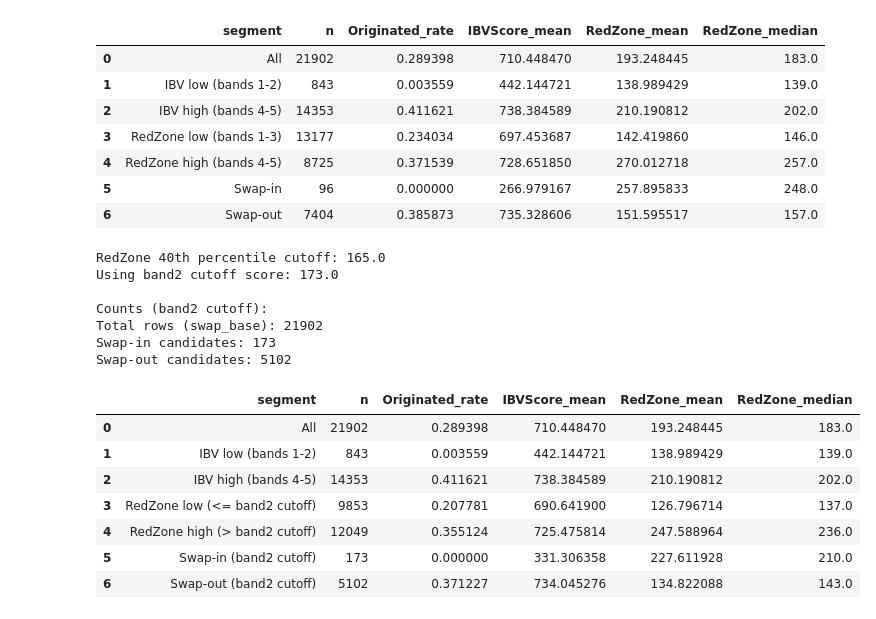
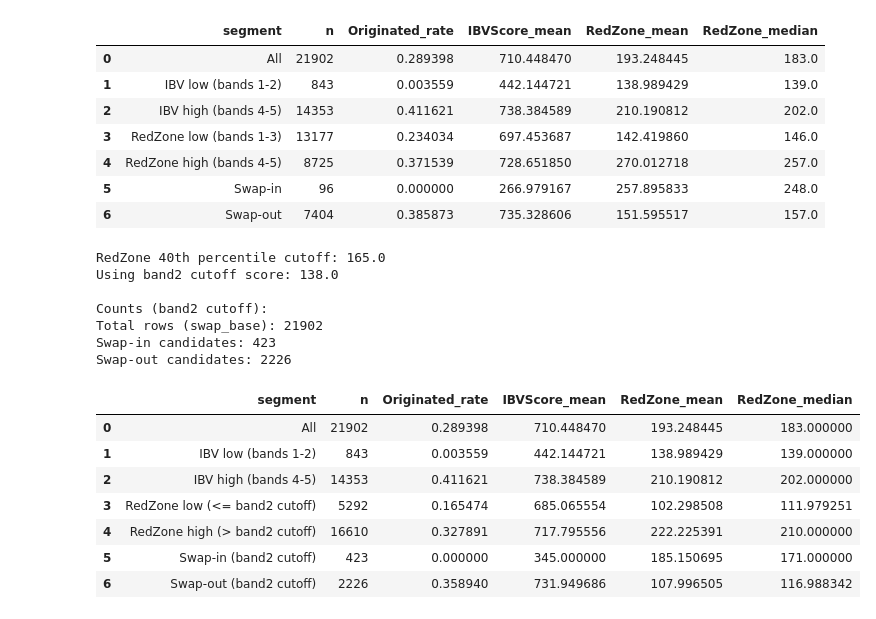
Before and after one commit to Junchen-concord/loonie_bankuity_rerun, a Jupyter notebook: notebooks/rerun_perf_analysisV3.ipynb, the cells around one changed output. Cells and saved outputs as stored; diff of their text form; code cells hidden in the pictures.

Commit message:
0113 Swap Analysis Table Ready

```diff
--- a/notebooks/rerun_perf_analysisV3.ipynb
+++ b/notebooks/rerun_perf_analysisV3.ipynb
@@ -1016,8 +1385,8 @@ Swap-out candidates: 7404
 | 5 | Swap-in | 96 | 0.000000 | 266.979167 | 257.895833 | 248.0 |
 | 6 | Swap-out | 7404 | 0.385873 | 735.328606 | 151.595517 | 157.0 |
 # %%
-# Scenario variant: use RedZone cutoff at band2 (given cutoff score = 173)
-rz_cut_b2 = 173.0
+# Scenario variant: use RedZone cutoff at band2 (given cutoff score = 165)
+rz_cut_b2 = 138.0
 
 # (optional) compare to the empirical 40th percentile cutoff
 try:
@@ -1029,40 +1398,40 @@ except Exception as e:
 print("Using band2 cutoff score:", rz_cut_b2)
 
 rz_high_b2 = swap_base["redZoneV2_score"] > rz_cut_b2   # bands 3-5
 rz_low_b2 = swap_base["redZoneV2_score"] <= rz_cut_b2   # bands 1-2
 
 swap_in_mask_b2 = ibv_low & rz_high_b2
 swap_out_mask_b2 = ibv_high & rz_low_b2
 
 print("\nCounts (band2 cutoff):")
 print("Total rows (swap_base):", len(swap_base))
 print("Swap-in candidates:", int(swap_in_mask_b2.sum()))
 print("Swap-out candidates:", int(swap_out_mask_b2.sum()))
 
 segments_b2 = pd.DataFrame([
     summarize_segment(swap_base, "All"),
     summarize_segment(swap_base.loc[ibv_low], "IBV low (bands 1-2)"),
     summarize_segment(swap_base.loc[ibv_high], "IBV high (bands 4-5)"),
     summarize_segment(swap_base.loc[rz_low_b2], "RedZone low (<= band2 cutoff)"),
     summarize_segment(swap_base.loc[rz_high_b2], "RedZone high (> band2 cutoff)"),
     summarize_segment(swap_base.loc[swap_in_mask_b2], "Swap-in (band2 cutoff)"),
     summarize_segment(swap_base.loc[swap_out_mask_b2], "Swap-out (band2 cutoff)"),
 ])
 
 segments_b2
 # %% [output]
 RedZone 40th percentile cutoff: 165.0
-Using band2 cutoff score: 173.0
+Using band2 cutoff score: 138.0
 
 Counts (band2 cutoff):
 Total rows (swap_base): 21902
-Swap-in candidates: 173
-Swap-out candidates: 5102
+Swap-in candidates: 423
+Swap-out candidates: 2226
 |  | segment | n | Originated_rate | IBVScore_mean | RedZone_mean | RedZone_median |
-| 0 | All | 21902 | 0.289398 | 710.448470 | 193.248445 | 183.0 |
-| 1 | IBV low (bands 1-2) | 843 | 0.003559 | 442.144721 | 138.989429 | 139.0 |
-| 2 | IBV high (bands 4-5) | 14353 | 0.411621 | 738.384589 | 210.190812 | 202.0 |
-| 3 | RedZone low (<= band2 cutoff) | 9853 | 0.207781 | 690.641900 | 126.796714 | 137.0 |
-| 4 | RedZone high (> band2 cutoff) | 12049 | 0.355124 | 725.475814 | 247.588964 | 236.0 |
-| 5 | Swap-in (band2 cutoff) | 173 | 0.000000 | 331.306358 | 227.611928 | 210.0 |
-| 6 | Swap-out (band2 cutoff) | 5102 | 0.371227 | 734.045276 | 134.822088 | 143.0 |
+| 0 | All | 21902 | 0.289398 | 710.448470 | 193.248445 | 183.000000 |
+| 1 | IBV low (bands 1-2) | 843 | 0.003559 | 442.144721 | 138.989429 | 139.000000 |
+| 2 | IBV high (bands 4-5) | 14353 | 0.411621 | 738.384589 | 210.190812 | 202.000000 |
+| 3 | RedZone low (<= band2 cutoff) | 5292 | 0.165474 | 685.065554 | 102.298508 | 111.979251 |
+| 4 | RedZone high (> band2 cutoff) | 16610 | 0.327891 | 717.795556 | 222.225391 | 210.000000 |
+| 5 | Swap-in (band2 cutoff) | 423 | 0.000000 | 345.000000 | 185.150695 | 171.000000 |
+| 6 | Swap-out (band2 cutoff) | 2226 | 0.358940 | 731.949686 | 107.996505 | 116.988342 |
```
Also changed, not shown: parts of 13 cells of this notebook, 3 other files.
